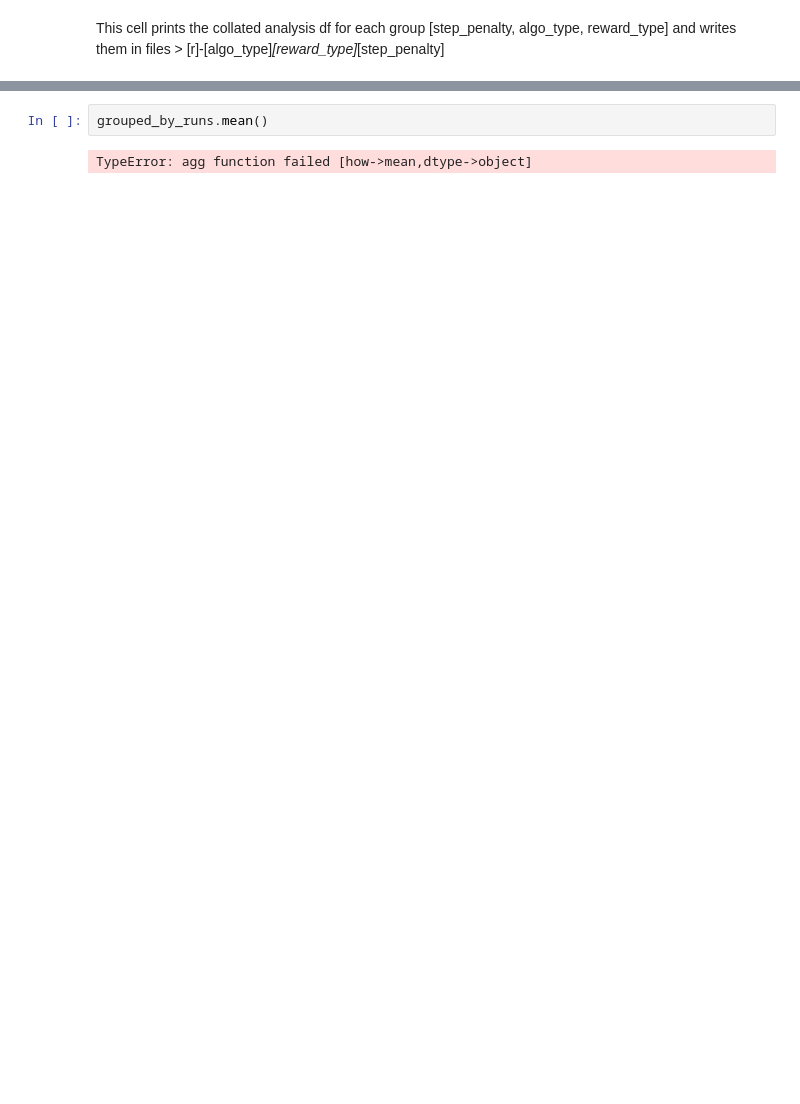
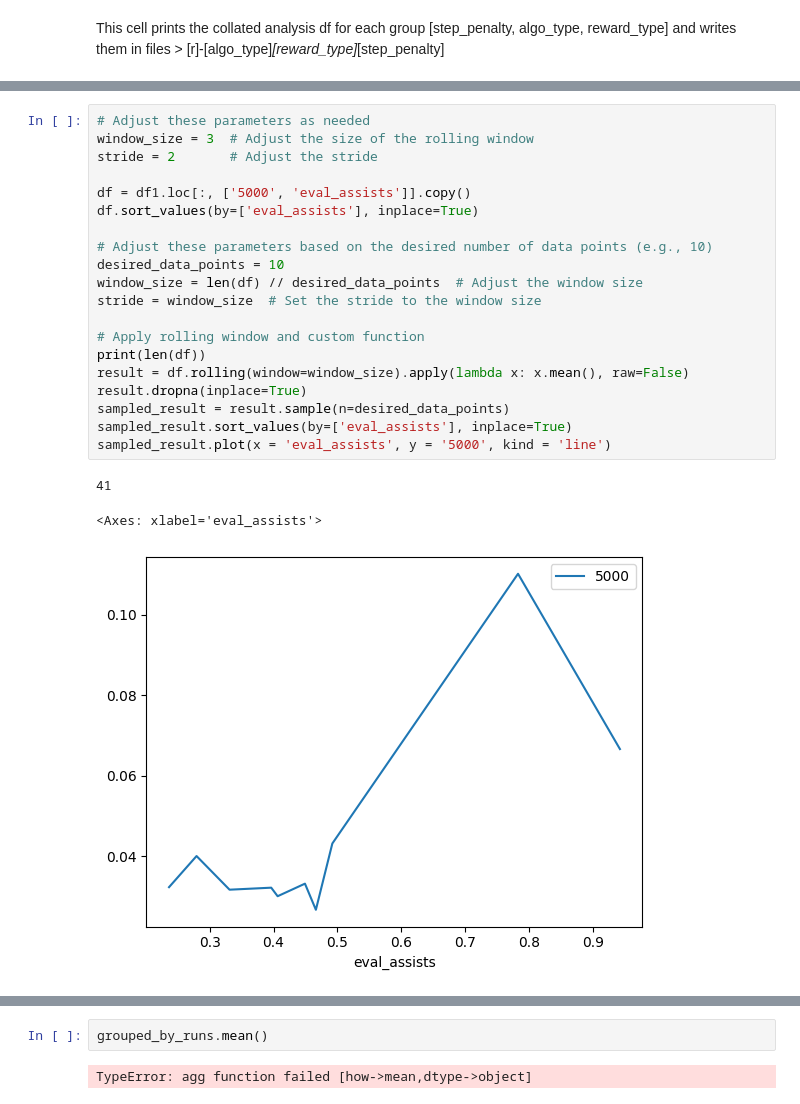
Before and after one commit to priyamDalmia/predator-prey, a Jupyter notebook: temp/wandb_test.ipynb, the cells around one changed output, grey strips where cells are left out. Cells and saved outputs as stored; diff of their text form; blank space fills up the shorter version.

```diff
--- a/temp/wandb_test.ipynb
+++ b/temp/wandb_test.ipynb
@@ -307,0 +341,24 @@ independent, type_3, -0.03: {}
+# %%
+# Adjust these parameters as needed
+window_size = 3  # Adjust the size of the rolling window
+stride = 2       # Adjust the stride
+
+df = df1.loc[:, ['5000', 'eval_assists']].copy()
+df.sort_values(by=['eval_assists'], inplace=True)
+
+# Adjust these parameters based on the desired number of data points (e.g., 10)
+desired_data_points = 10
+window_size = len(df) // desired_data_points  # Adjust the window size
+stride = window_size  # Set the stride to the window size
+
+# Apply rolling window and custom function
+print(len(df))
+result = df.rolling(window=window_size).apply(lambda x: x.mean(), raw=False)
+result.dropna(inplace=True)
+sampled_result = result.sample(n=desired_data_points)
+sampled_result.sort_values(by=['eval_assists'], inplace=True)
+sampled_result.plot(x = 'eval_assists', y = '5000', kind = 'line')
+# %% [output]
+41
+<Axes: xlabel='eval_assists'>
+[figure, added]
```
Also changed, not shown: parts of 9 cells of this notebook, 13 other files.
